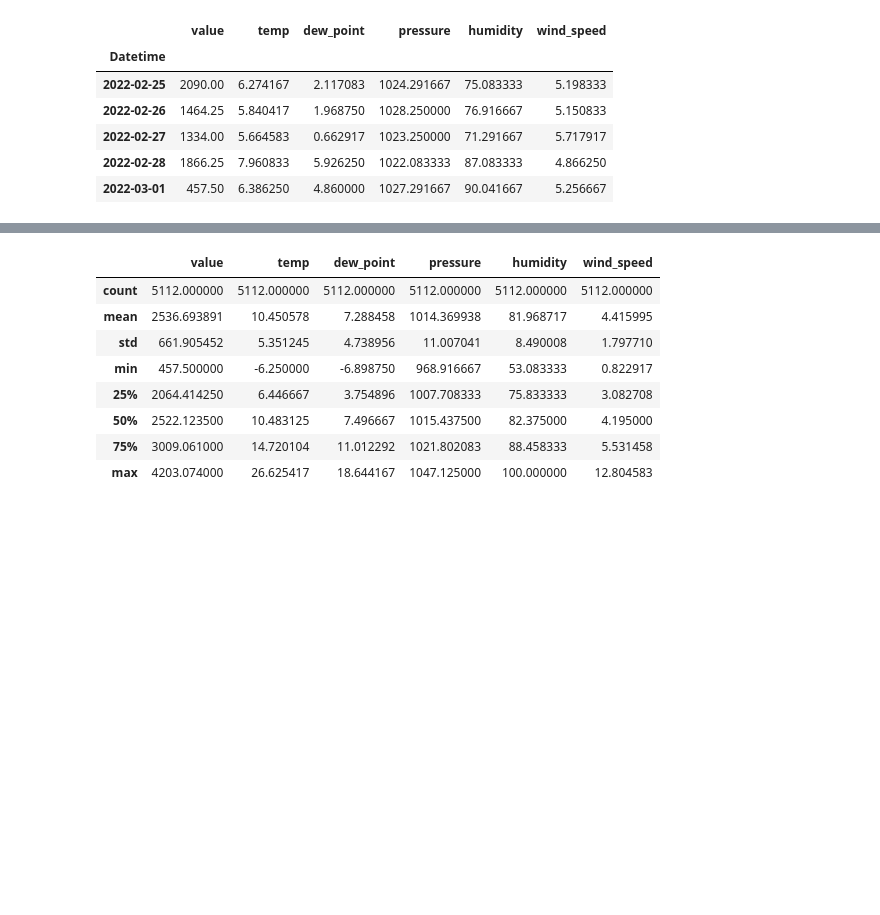
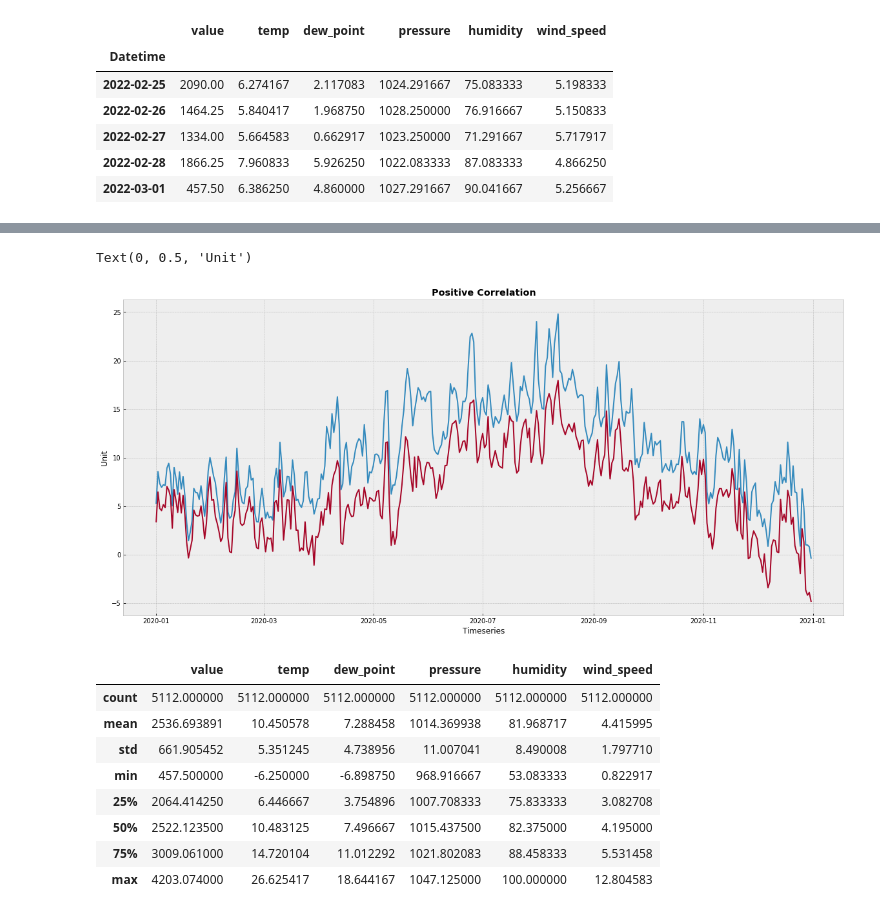
Before and after one commit to UsmanKolo/Master_Thesis, a Jupyter notebook: Notebooks/feature_importance.ipynb, the cells around one changed output, grey strips where cells are left out. Saved outputs shown, nothing was run; the diff lists cells and outputs as text; code cells hidden in the pictures; blank space fills up the shorter version.

```diff
--- a/Notebooks/feature_importance.ipynb
+++ b/Notebooks/feature_importance.ipynb
@@ -25,3 +35,12 @@ data.tail()
+# %%
+plt.plot(data.loc['2020']['temp'])
+plt.plot(data.loc['2020']['dew_point'])
+plt.title('Positive Correlation', fontweight='bold')
+plt.xlabel('Timeseries')
+plt.ylabel('Unit')
+# %% [output]
+Text(0, 0.5, 'Unit')
+[figure, added]
 # %%
 data.describe()
 # %% [output]
```
Also changed, not shown: parts of 1 cell of this notebook, 1 other file.
